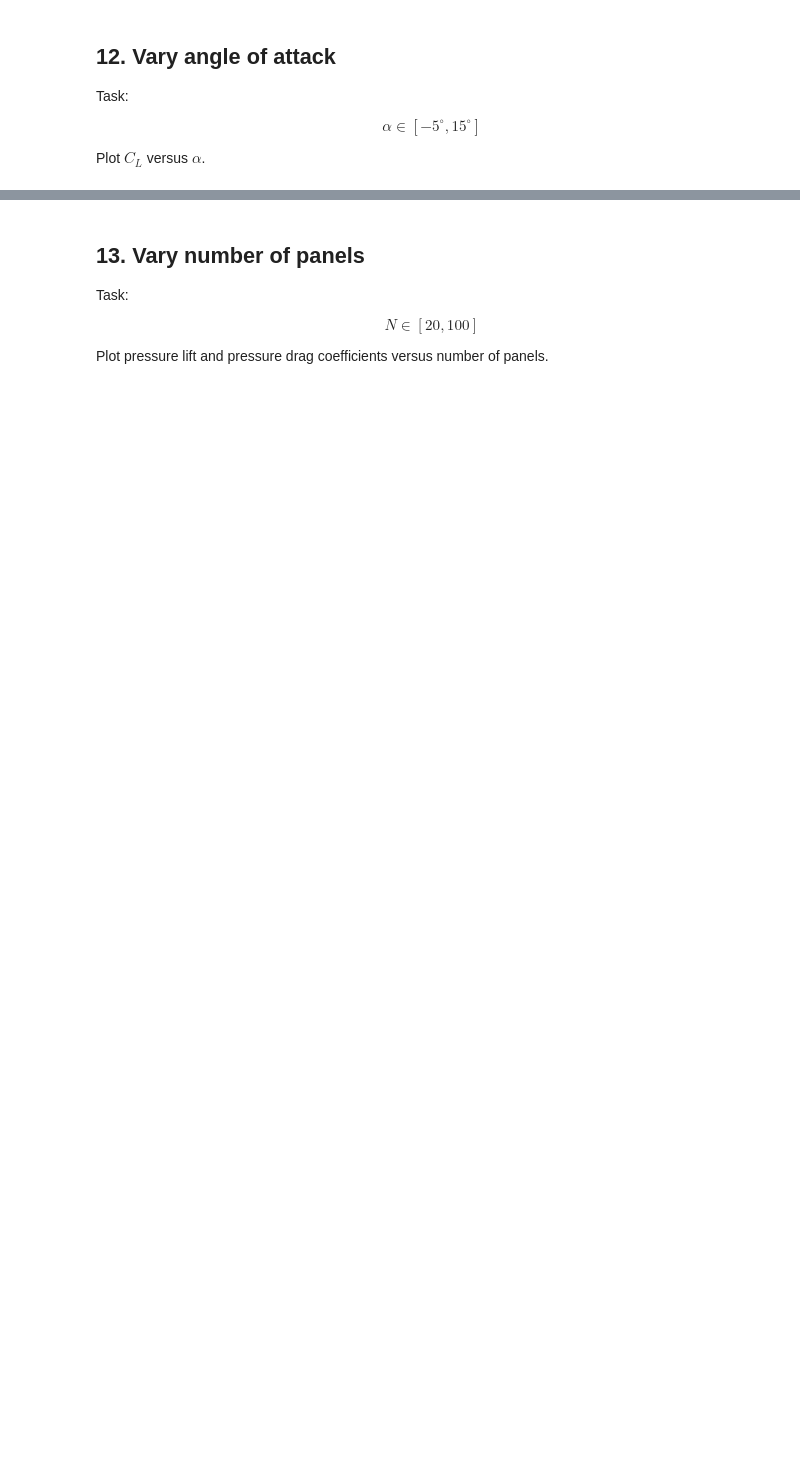
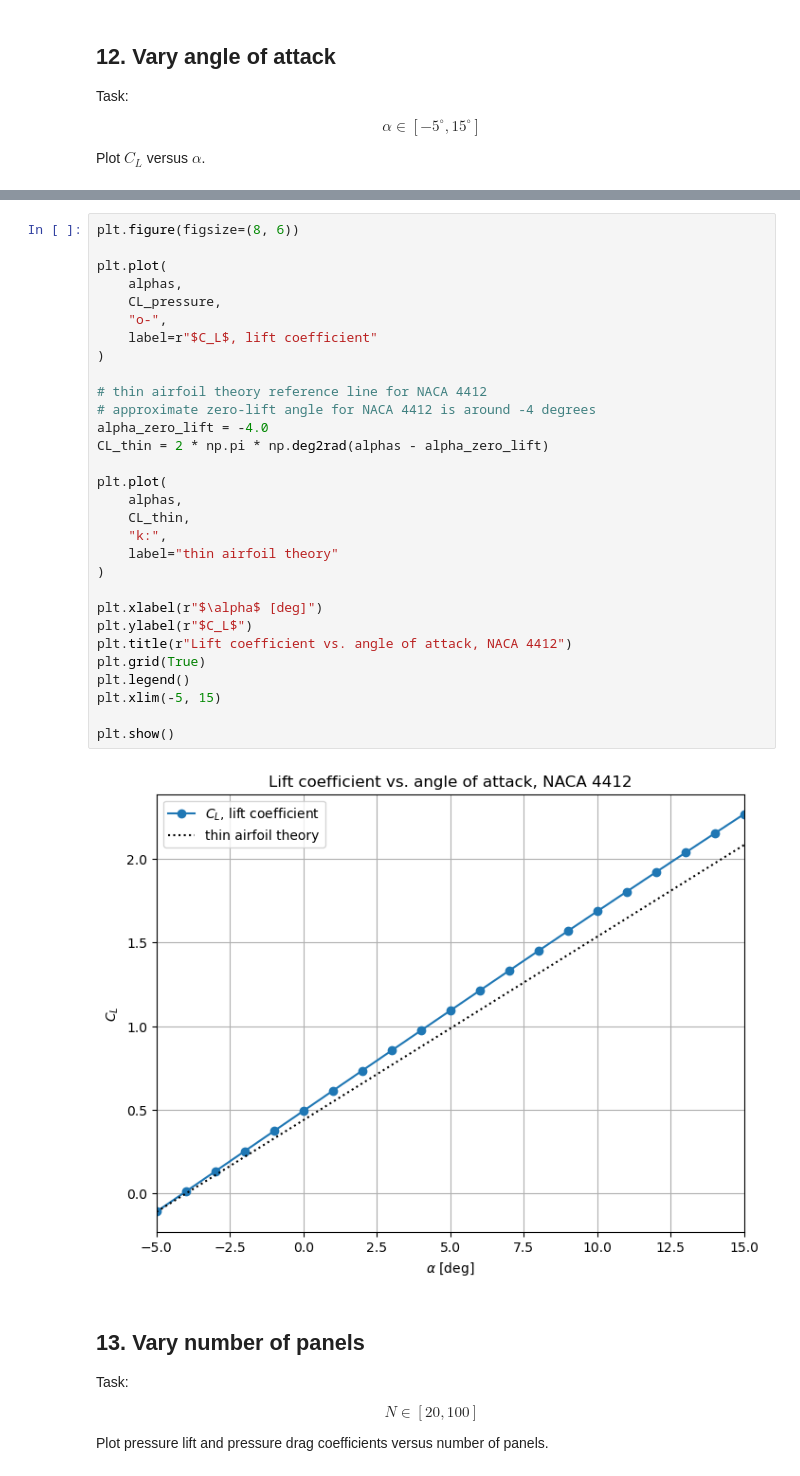
Before and after one commit to NiciiA/aerodyn, a Jupyter notebook: aerodynamics_homework_python_template.ipynb, the cells around one changed output, grey strips where cells are left out. Saved outputs shown, nothing was run; the diff lists cells and outputs as text; blank space fills up the shorter version.

```diff
--- a/aerodynamics_homework_python_template.ipynb
+++ b/aerodynamics_homework_python_template.ipynb
@@ -828,3 +902,35 @@ def solve_case(N, alpha_deg, epsilon=0.04, p=0.4, tau=0.12):
+# %%
+plt.figure(figsize=(8, 6))
+
+plt.plot(
+    alphas,
+    CL_pressure,
+    "o-",
+    label=r"$C_L$, lift coefficient"
+)
+
+# thin airfoil theory reference line for NACA 4412
+# approximate zero-lift angle for NACA 4412 is around -4 degrees
+alpha_zero_lift = -4.0
+CL_thin = 2 * np.pi * np.deg2rad(alphas - alpha_zero_lift)
+
+plt.plot(
+    alphas,
+    CL_thin,
+    "k:",
+    label="thin airfoil theory"
+)
+
+plt.xlabel(r"$\alpha$ [deg]")
+plt.ylabel(r"$C_L$")
+plt.title(r"Lift coefficient vs. angle of attack, NACA 4412")
+plt.grid(True)
+plt.legend()
+plt.xlim(-5, 15)
+
+plt.show()
+# %% [output]
+[figure, added]
 # %% [markdown]
 ## 13. Vary number of panels
 
```
Also changed, not shown: parts of 13 cells of this notebook.
